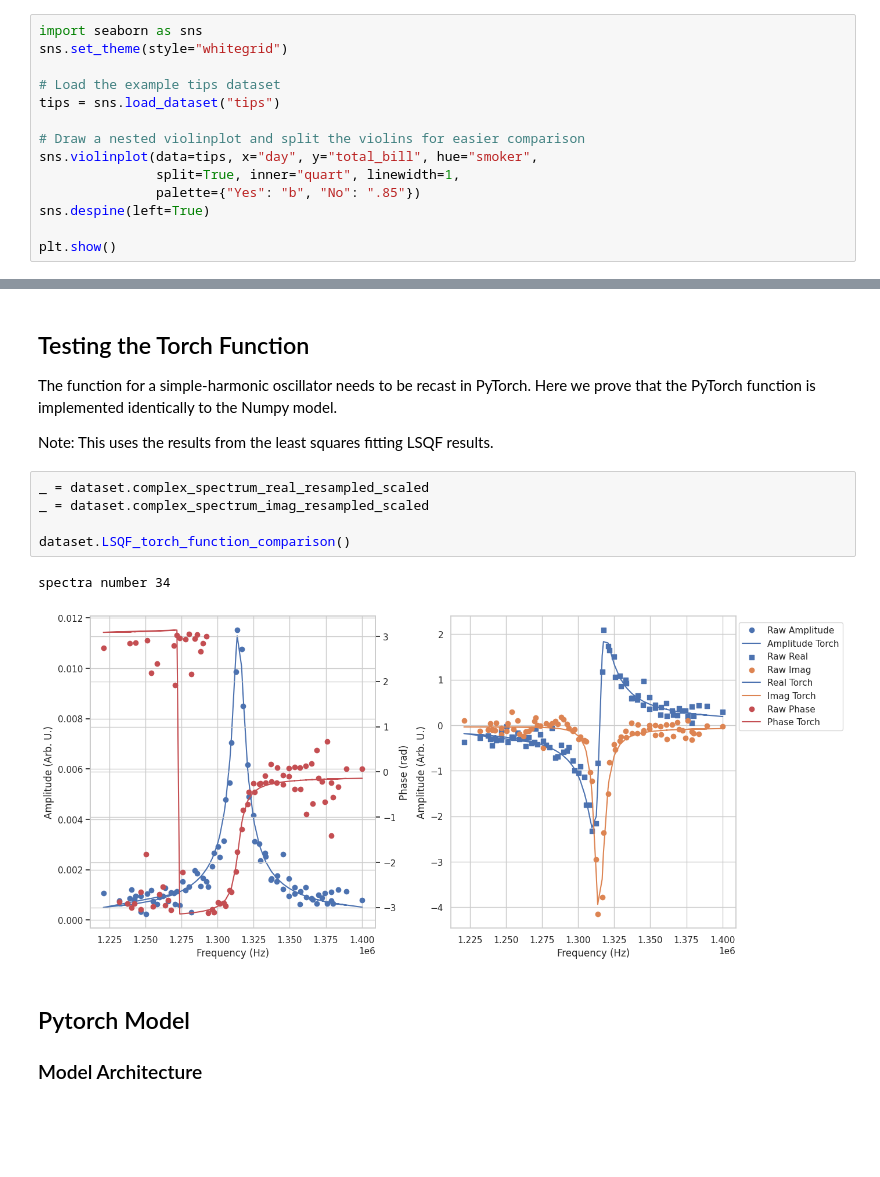
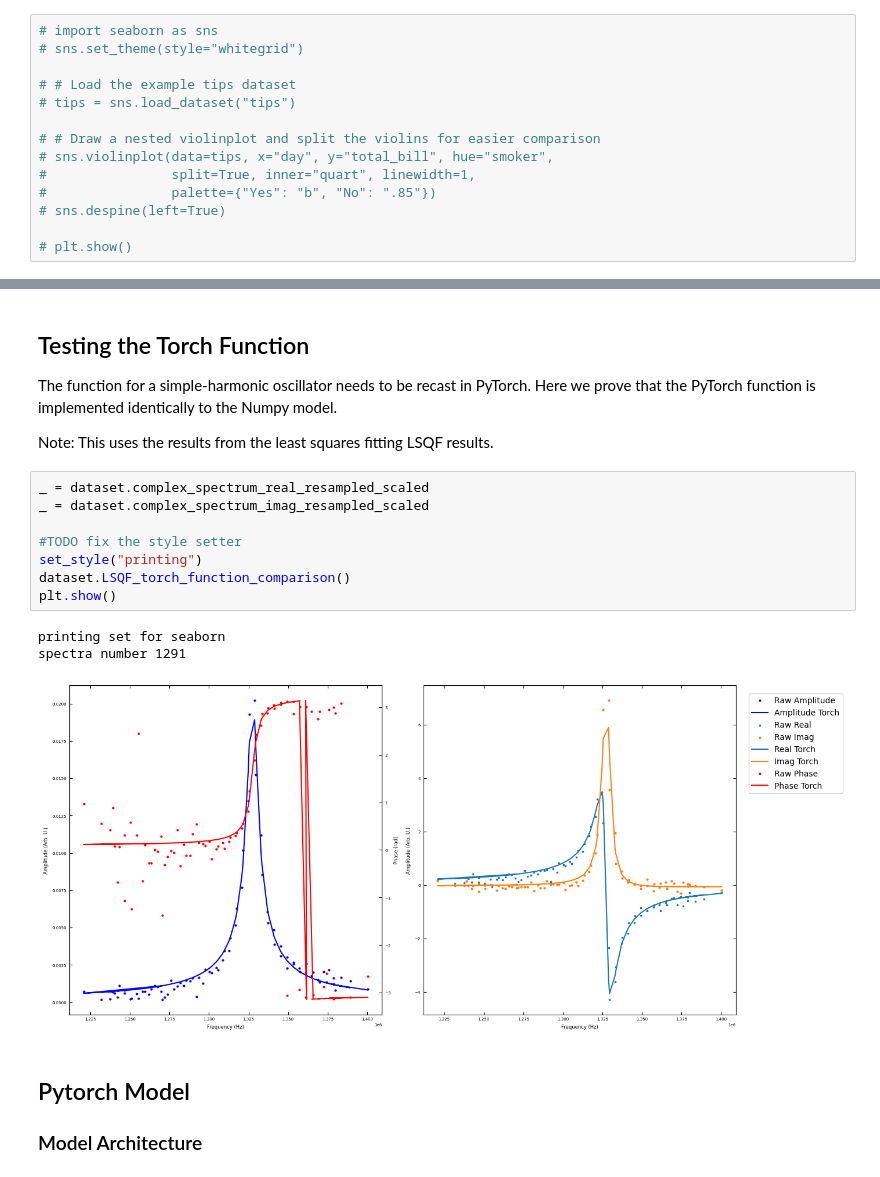
Before and after one commit to m3-learning/m3_learning_old, a Jupyter notebook: m3_learning/papers/2023_Rapid_Fitting/3_Pytorch_SHO_Fitter.ipynb, the cells around one changed output, grey strips where cells are left out. Saved outputs shown, nothing was run; the diff lists cells and outputs as text; blank space fills up the shorter version.

```diff
--- a/m3_learning/papers/2023_Rapid_Fitting/3_Pytorch_SHO_Fitter.ipynb
+++ b/m3_learning/papers/2023_Rapid_Fitting/3_Pytorch_SHO_Fitter.ipynb
@@ -44,15 +44,15 @@ To enable them in other operations, rebuild TensorFlow with the appropriate comp
 printing set for seaborn
 # %%
-import seaborn as sns
-sns.set_theme(style="whitegrid")
+# import seaborn as sns
+# sns.set_theme(style="whitegrid")
 
-# Load the example tips dataset
-tips = sns.load_dataset("tips")
+# # Load the example tips dataset
+# tips = sns.load_dataset("tips")
 
-# Draw a nested violinplot and split the violins for easier comparison
-sns.violinplot(data=tips, x="day", y="total_bill", hue="smoker",
-               split=True, inner="quart", linewidth=1,
-               palette={"Yes": "b", "No": ".85"})
-sns.despine(left=True)
+# # Draw a nested violinplot and split the violins for easier comparison
+# sns.violinplot(data=tips, x="day", y="total_bill", hue="smoker",
+#                split=True, inner="quart", linewidth=1,
+#                palette={"Yes": "b", "No": ".85"})
+# sns.despine(left=True)
 
-plt.show()
+# plt.show()
@@ -108,11 +99,15 @@ Note: This uses the results from the least squares fitting LSQF results.
 # %%
 _ = dataset.complex_spectrum_real_resampled_scaled
 _ = dataset.complex_spectrum_imag_resampled_scaled
 
+#TODO fix the style setter
+set_style("printing")
 dataset.LSQF_torch_function_comparison()
+plt.show()
 # %% [output]
-spectra number 34
+printing set for seaborn
+spectra number 1291
-[figure, old version]
+[figure, new version]
 # %% [markdown]
 ## Pytorch Model
 
```
Also changed, not shown: parts of 8 cells of this notebook, 1 other file.
